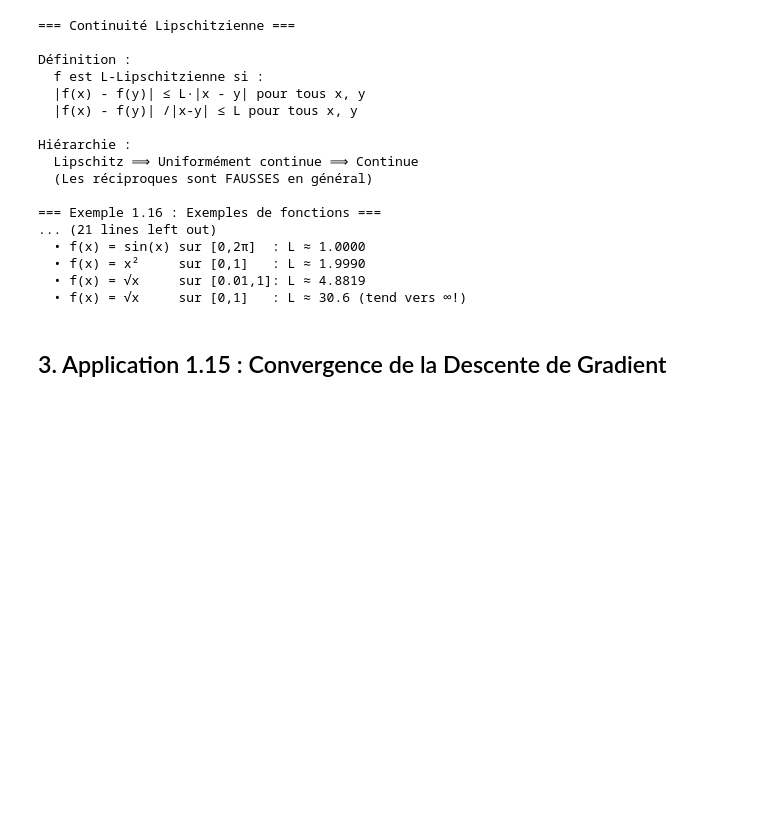
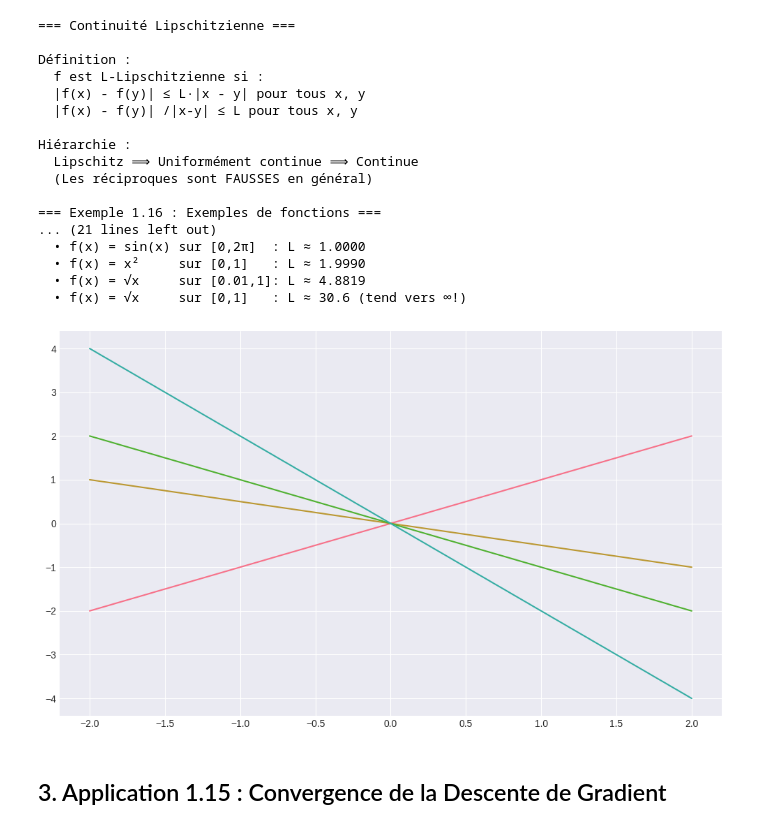
Before and after one commit to PETITLION/FRST_FDS_2025, a Jupyter notebook: Calculs_Différentiels/Calcul_Diff_Devoir_2/continuite_uniforme_deep_learning _exo.ipynb, the cells around one changed output. Cells and saved outputs as stored; diff of their text form; code cells hidden in the pictures; blank space fills up the shorter version.

```diff
--- a/Calculs_Différentiels/Calcul_Diff_Devoir_2/continuite_uniforme_deep_learning _exo.ipynb
+++ b/Calculs_Différentiels/Calcul_Diff_Devoir_2/continuite_uniforme_deep_learning _exo.ipynb
@@ -172,6 +185,24 @@ Hiérarchie :
   • f(x) = √x     sur [0.01,1]: L ≈ 4.8819
   • f(x) = √x     sur [0,1]   : L ≈ 30.6 (tend vers ∞!)
 # %%
-# Visualisation des fonctions lipschitziennesfig, axes = plt.subplots(2, 2, figsize=(14, 12))# f(x) = x (1-Lipschitz)x = np.linspace(-2, 2, 100)# TODO: Définir identite(x) = xidentite = lambda x: ...# TODO: Tracer la fonction identité# axes[0, 0].plot(x, identite(x), ...)# TODO: Tracer les cônes de Lipschitz pour différentes valeurs de Lx0, y0 = 0, 0for L in [0.5, 1, 2]:    # axes[0, 0].plot(x, y0 + L*(x - x0), ...)    passplt.tight_layout()# plt.show()
+# Visualisation des fonctions lipschitziennes
+fig, axes = plt.subplots(1, figsize=(10, 6))
+# f(x) = x (1-Lipschitz)
+x = np.linspace(-2, 2, 100)
+# TODO: Définir identite(x) = x
+identite = lambda x: x
+# TODO: Tracer la fonction identité
+axes.plot(x, identite(x), label='f(x)=x')
+# TODO: Tracer les cônes de Lipschitz pour différentes valeurs de L x0, y0 = 0, 0
+x0, y0 = 0, 0
+for L in [0.5, 1, 2]:
+  # axes[0, 0].plot(x, y0 + L*(x - x0), label=f'L={L}')
+  axes.plot(x, y0 - L*(x - x0), label=f'L={L}')
+  pass
+
+plt.tight_layout()
+plt.show()
+# %% [output]
+[figure, added]
 # %% [markdown]
 ## 3. Application 1.15 : Convergence de la Descente de Gradient
```
Also changed, not shown: parts of 15 cells of this notebook.
